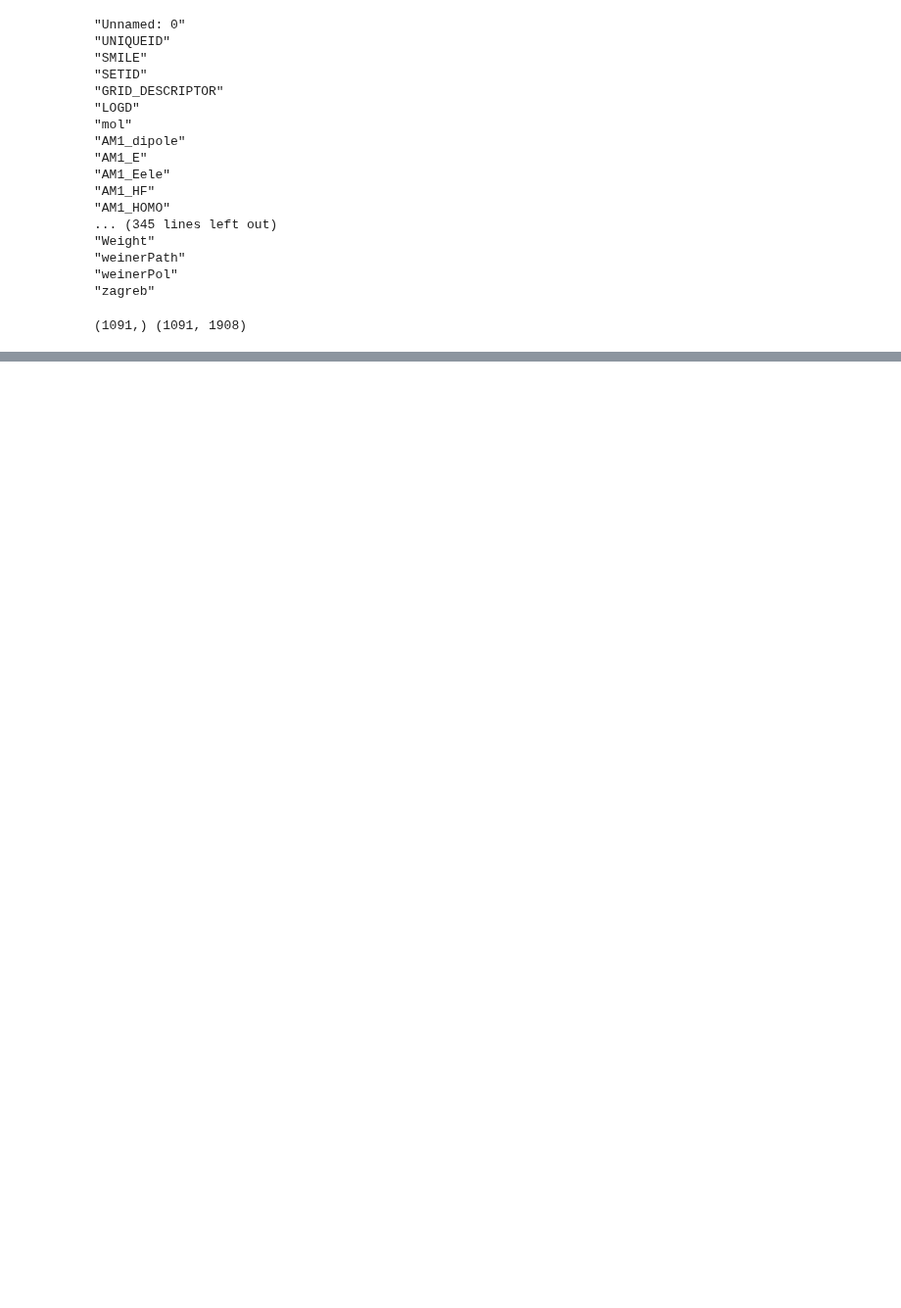
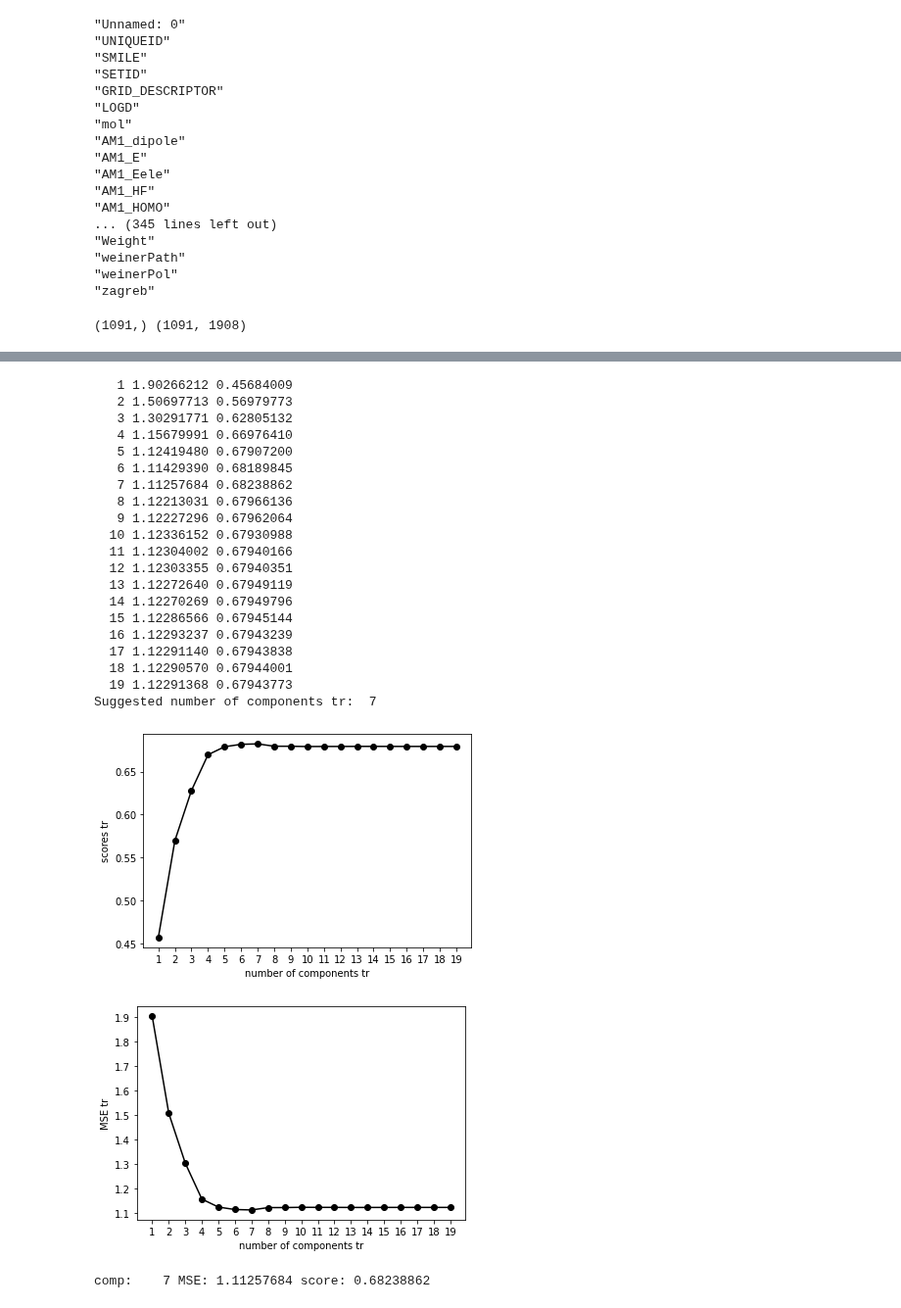
Before and after one commit to lstorchi/mllogdp, a Jupyter notebook: descriptors_MOEandGRID.ipynb, the cells around one changed output, grey strips where cells are left out. Shown at 98% size. Cells and saved outputs as stored; diff of their text form; code cells hidden in the pictures; blank space fills up the shorter version.

```diff
--- a/descriptors_MOEandGRID.ipynb
+++ b/descriptors_MOEandGRID.ipynb
@@ -86,0 +274,76 @@ print(np.asarray(Y).shape, np.asarray(X).shape )
+# %%
+# valutazione del numero di componenti principali ideale da usare per costruire il modello PLS (SENZA il descrittore nmol )
+from sklearn.cross_decomposition import PLSRegression
+from sklearn.metrics import mean_squared_error, r2_score
+from sklearn.model_selection import cross_val_predict
+import numpy as np
+import matplotlib.pyplot as plt
+
+trscores = []
+trmses = []
+trcomps = []
+for trcomp in range(1,20):
+    pls = PLSRegression(trcomp)
+    pls.fit(Xtr, Ytr)
+
+    y_cv = cross_val_predict(pls, Xtr, Ytr, cv=5)
+
+    trscore = r2_score(Ytr, y_cv)
+    trmse = mean_squared_error(Ytr, y_cv)
+
+    trscores.append(trscore)
+    trmses.append(trmse)
+    trcomps.append(trcomp)
+    print("%4d %10.8f %10.8f"%(trcomp, trmse, trscore))
+
+msetrmin = np.argmin(trmses)
+print("Suggested number of components tr: ", msetrmin+1)
+
+plt.plot(trcomps, trscores, '-o', color='black')
+plt.xlabel('number of components tr')
+plt.ylabel('scores tr')
+plt.xticks(trcomps)
+plt.show()
+
+plt.plot(trcomps, trmses, '-o', color='black')
+plt.xlabel('number of components tr')
+plt.ylabel('MSE tr')
+plt.xticks(trcomps)
+plt.show()
+# %% [output]
+   1 1.90266212 0.45684009
+   2 1.50697713 0.56979773
+   3 1.30291771 0.62805132
+   4 1.15679991 0.66976410
+   5 1.12419480 0.67907200
+   6 1.11429390 0.68189845
+   7 1.11257684 0.68238862
+   8 1.12213031 0.67966136
+   9 1.12227296 0.67962064
+  10 1.12336152 0.67930988
+  11 1.12304002 0.67940166
+  12 1.12303355 0.67940351
+  13 1.12272640 0.67949119
+  14 1.12270269 0.67949796
+  15 1.12286566 0.67945144
+  16 1.12293237 0.67943239
+  17 1.12291140 0.67943838
+  18 1.12290570 0.67944001
+  19 1.12291368 0.67943773
+Suggested number of components tr:  7
+[figure, added]
+[figure, added]
+# %%
+compsugg = 7
+
+pls_7_cv5 = PLSRegression(compsugg)
+pls_7_cv5.fit(Xtr, Ytr)
+
+y_cv7_cv5 = cross_val_predict(pls_7_cv5, Xtr, Ytr, cv=5)
+
+score7cv5 = r2_score(Ytr, y_cv7_cv5)
+mse7cv5 = mean_squared_error(Ytr, y_cv7_cv5)
+
+print("comp: %4d MSE: %10.8f score: %10.8f"%(compsugg, mse7cv5, score7cv5))
+# %% [output]
+comp:    7 MSE: 1.11257684 score: 0.68238862
```
Also changed, not shown: parts of 7 cells of this notebook.
